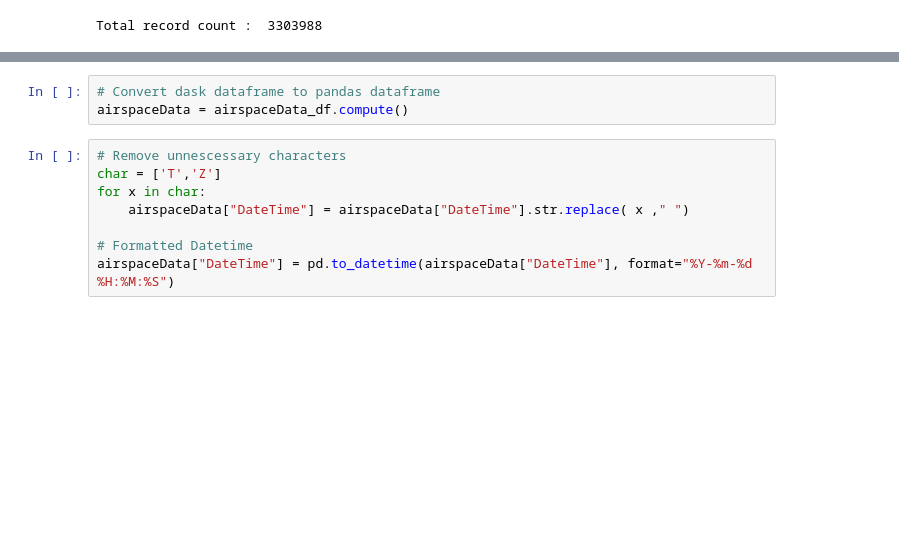
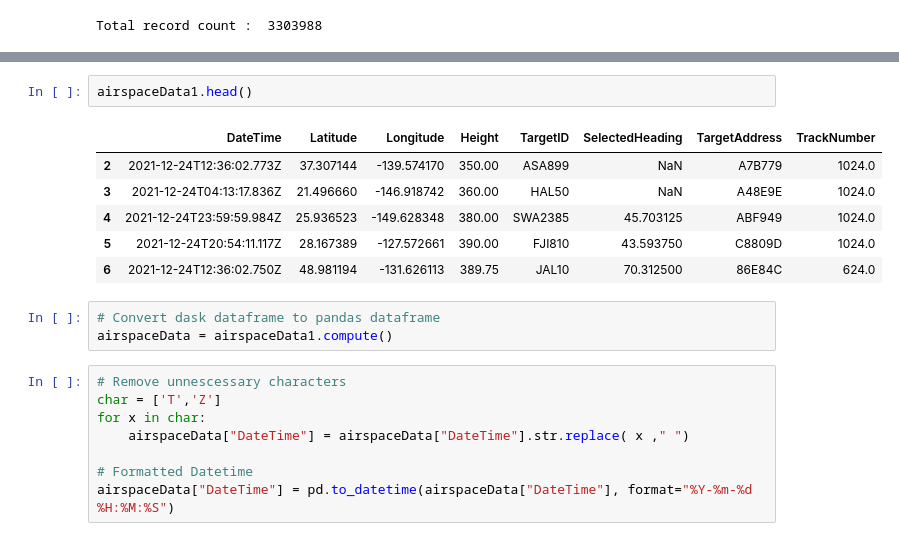
Before and after one commit to DAEN690-S22-OA/OceanicAirspaceProject, a Jupyter notebook: DataExploration.ipynb, the cells around one changed output, grey strips where cells are left out. Cells and saved outputs as stored; diff of their text form; blank space fills up the shorter version.

```diff
--- a/DataExploration.ipynb
+++ b/DataExploration.ipynb
@@ -135,6 +138,15 @@ airspaceData_df.head()
+# %%
+airspaceData1.head()
+# %% [output]
+|  | DateTime | Latitude | Longitude | Height | TargetID | SelectedHeading | TargetAddress | TrackNumber |
+| 2 | 2021-12-24T12:36:02.773Z | 37.307144 | -139.574170 | 350.00 | ASA899 | NaN | A7B779 | 1024.0 |
+| 3 | 2021-12-24T04:13:17.836Z | 21.496660 | -146.918742 | 360.00 | HAL50 | NaN | A48E9E | 1024.0 |
+| 4 | 2021-12-24T23:59:59.984Z | 25.936523 | -149.628348 | 380.00 | SWA2385 | 45.703125 | ABF949 | 1024.0 |
+| 5 | 2021-12-24T20:54:11.117Z | 28.167389 | -127.572661 | 390.00 | FJI810 | 43.593750 | C8809D | 1024.0 |
+| 6 | 2021-12-24T12:36:02.750Z | 48.981194 | -131.626113 | 389.75 | JAL10 | 70.312500 | 86E84C | 624.0 |
 # %%
 # Convert dask dataframe to pandas dataframe
-airspaceData = airspaceData_df.compute()
+airspaceData = airspaceData1.compute()
 # %%
 # Remove unnescessary characters
 char = ['T','Z']
```
Also changed, not shown: parts of 17 cells of this notebook.
